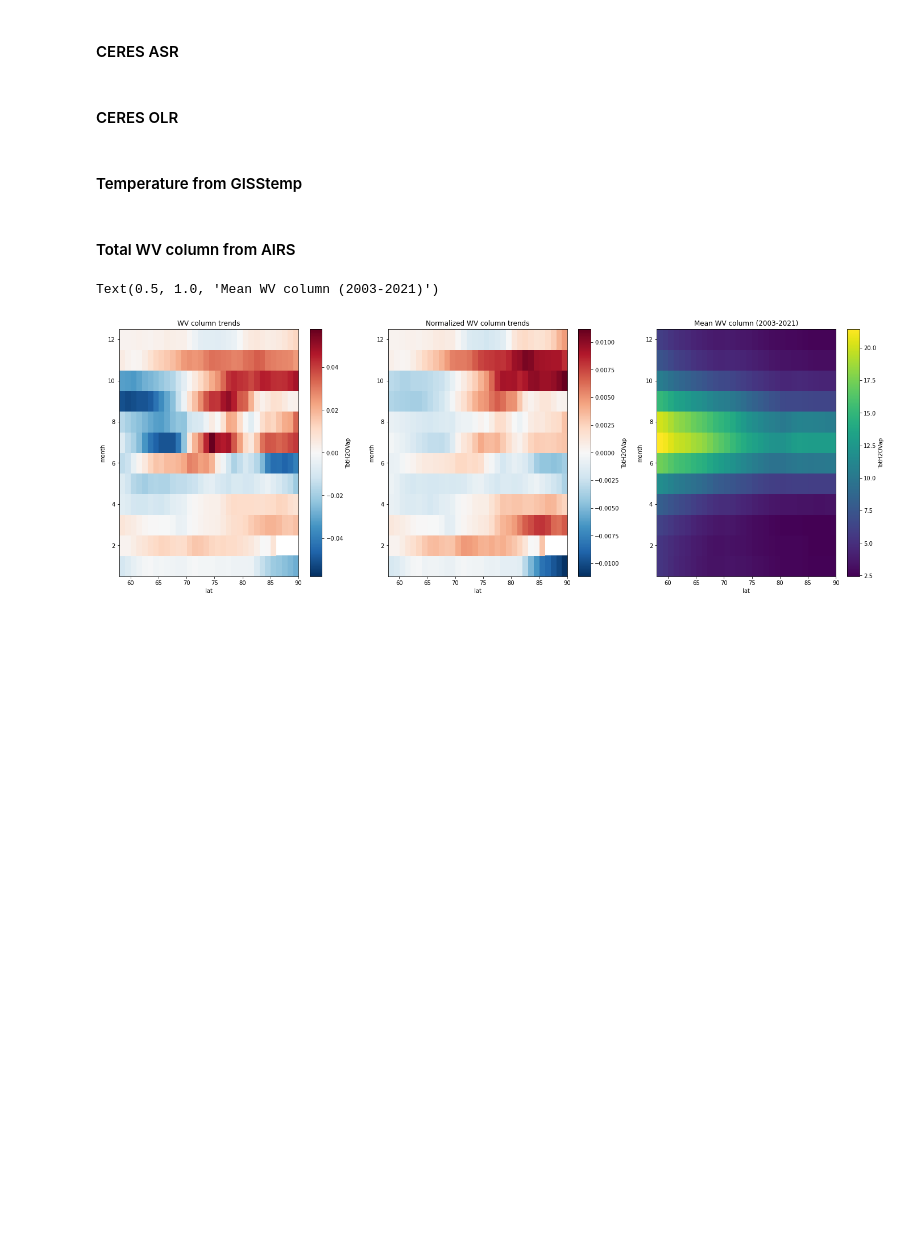
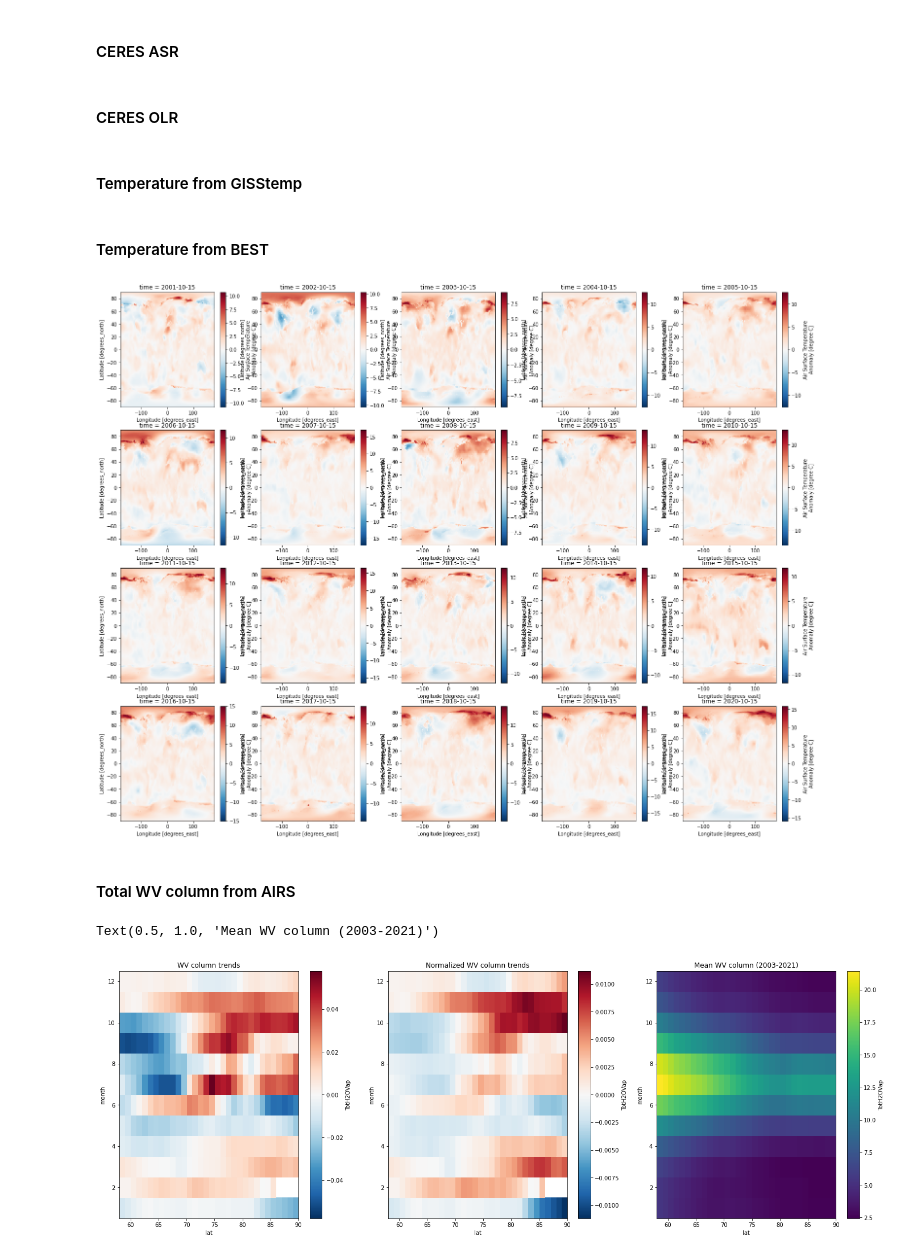
Before and after one commit to jshaw35/spectral_ice, a Jupyter notebook: figure1/figure1abc.ipynb, the cells around one changed output. Drawn from its saved outputs; the diff is of its cells as text; code cells hidden in the pictures; blank space fills up the shorter version.

```diff
--- a/figure1/figure1abc.ipynb
+++ b/figure1/figure1abc.ipynb
@@ -64,0 +84,2 @@ hadsst = xr.open_dataset('%s/%s' % (hadsst_path,hadsst_file))['sst']
+# %%
+best_temp = xr.open_dataset('%s/%s' % (best_path,best_file)).rename({'latitude':'lat','longitude':'lon'})
@@ -65 +88,24 @@ hadsst = xr.open_dataset('%s/%s' % (hadsst_path,hadsst_file))['sst']
+# %%
+# One-line command just creates values at the end of each month (functional by potentially confusing)
+# times = pd.date_range("1850/01/01","2021/12/31",freq='1M',closed=None)
+
+# Manual code w/ for loops :(
+years = np.arange(1850,2021.1,1)
+months = ['01','02','03','04','05','06','07','08','09','10','11','12']
+
+# manually create the time strings
+time_str_list = []
+
+for _yr in years: # Create list of time-string objects
+    for _mnth in months:
+        _new_str = '%s-%s-15' % (int(_yr),_mnth)
+        time_str_list.append(_new_str)
+
+times = pd.to_datetime(time_str_list) # turn into a pandas object
+time_da = xr.DataArray(times, [('time', times)]) # turn into an xarray object
+# %%
+# Assign the new time coordinate
+best_temp_timefixed = best_temp.assign_coords({'time':time_da})
+# %%
+best_temp_tsel = best_temp_timefixed['temperature'].sel(time=tsel)
 # %% [markdown]
@@ -227,2 +275,4 @@ gisstemp_subset = giss_tsel.sel(time=slice('2001-01-01','2020-12-31'),lat=slice(
 # %%
 gisstemp_trends,gisstemp_statsig,gisstemp_notnull = compute_trends_n_signif2(gisstemp_subset)
+# %% [markdown]
+#### Temperature from BEST
@@ -229,3 +284,15 @@ gisstemp_trends,gisstemp_statsig,gisstemp_notnull = compute_trends_n_signif2(gis
+# %%
+besttemp_oct = best_temp_tsel.sel(time=best_temp_tsel['time.month']==10)
+
+test_fig,test_axs = plt.subplots(4,5,figsize=(25,20))
+
+test_axs = test_axs.flat
+
+for _ax,_tstep in zip(test_axs,besttemp_oct):
+
+    _tstep.plot(ax=_ax)
+# %% [output]
+[figure, added]
 # %% [markdown]
 #### Total WV column from AIRS
 # %%
```
Also changed, not shown: parts of 18 cells of this notebook, 1 other file.
